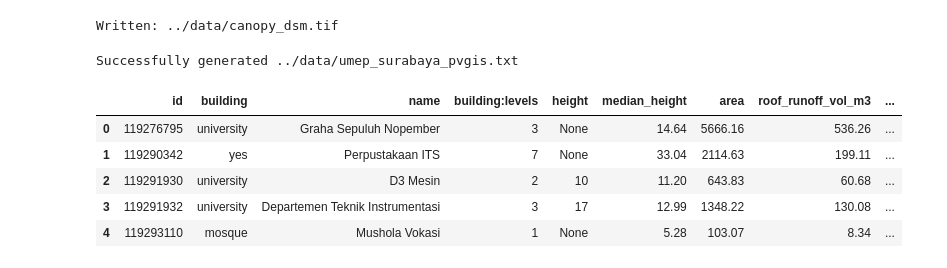
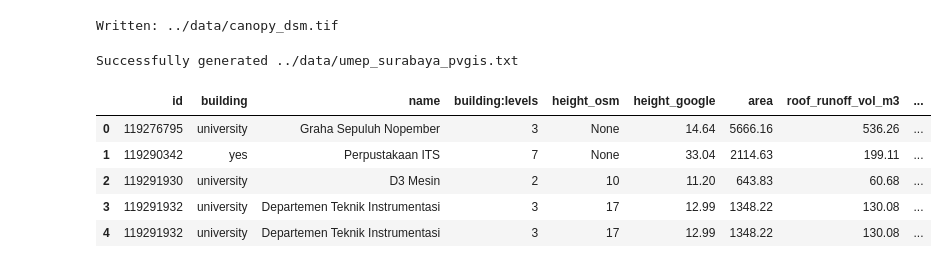
Before and after one commit to dimasrdwiaji/its-dt, a Jupyter notebook: scripts/its_dt.ipynb, the cells around one changed output. Drawn from its saved outputs; the diff is of its cells as text; code cells hidden in the pictures.

```diff
--- a/scripts/its_dt.ipynb
+++ b/scripts/its_dt.ipynb
@@ -1040,14 +1040,14 @@ max_irr = tmy["ghi"].sum()/1000
 buildings["shade"] = 1 - (buildings["irradiance_mean"] / max_irr)
 # %%
 # Check shading data
-building_shade = gpd.read_file("../data/buildings_l_shade.geojson")
+buildings = gpd.read_file("../data/buildings_dt_master.geojson")
 
-building_shade.head()
+buildings.head()
 # %% [output]
-|  | id | building | name | building:levels | height | median_height | area | roof_runoff_vol_m3 | ... |
+|  | id | building | name | building:levels | height_osm | height_google | area | roof_runoff_vol_m3 | ... |
 | 0 | 119276795 | university | Graha Sepuluh Nopember | 3 | None | 14.64 | 5666.16 | 536.26 | ... |
 | 1 | 119290342 | yes | Perpustakaan ITS | 7 | None | 33.04 | 2114.63 | 199.11 | ... |
 | 2 | 119291930 | university | D3 Mesin | 2 | 10 | 11.20 | 643.83 | 60.68 | ... |
 | 3 | 119291932 | university | Departemen Teknik Instrumentasi | 3 | 17 | 12.99 | 1348.22 | 130.08 | ... |
-| 4 | 119293110 | mosque | Mushola Vokasi | 1 | None | 5.28 | 103.07 | 8.34 | ... |
+| 4 | 119291932 | university | Departemen Teknik Instrumentasi | 3 | 17 | 12.99 | 1348.22 | 130.08 | ... |
 # %%
```
Also changed, not shown: parts of 13 cells of this notebook, 1 other file.
